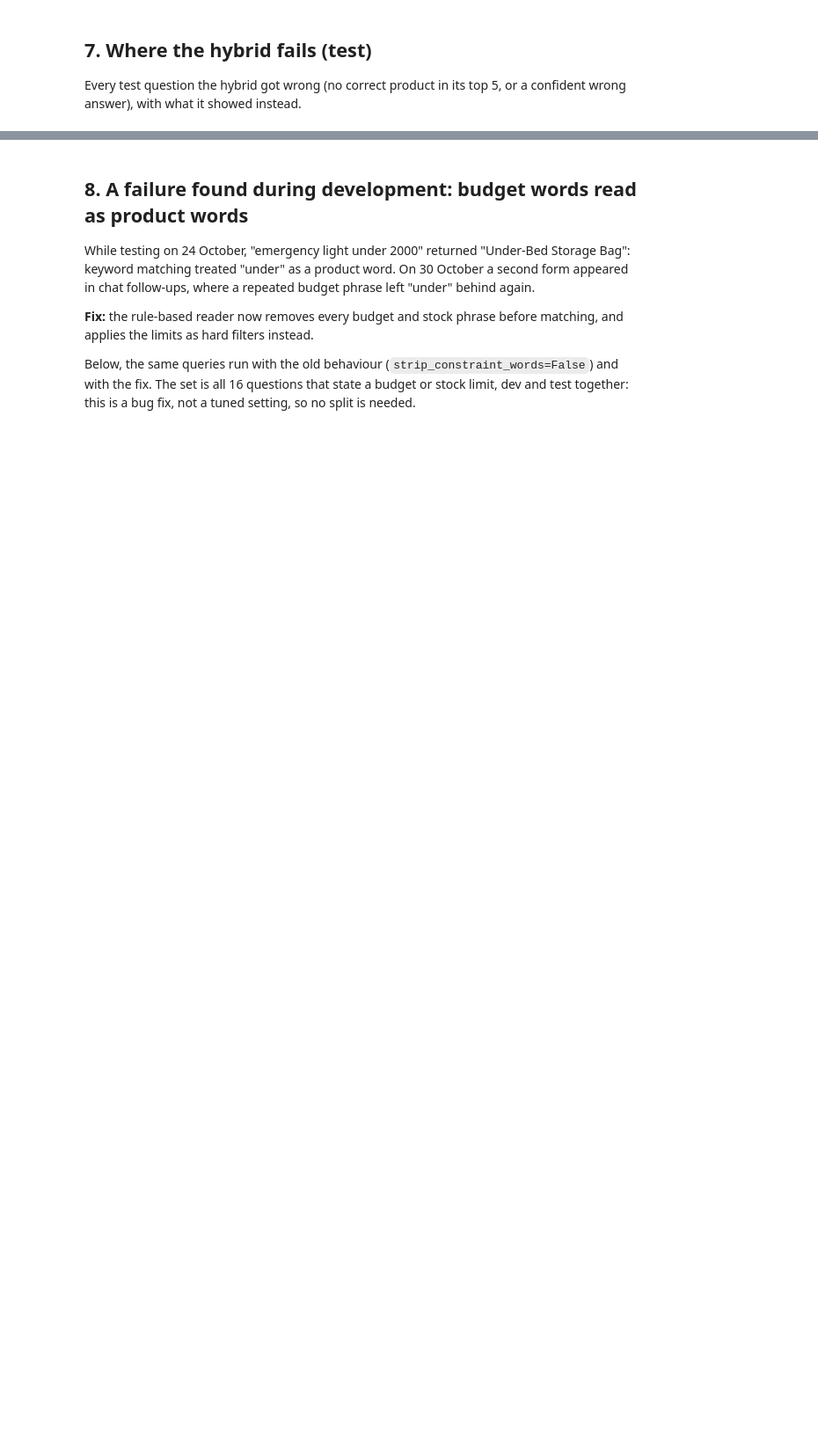
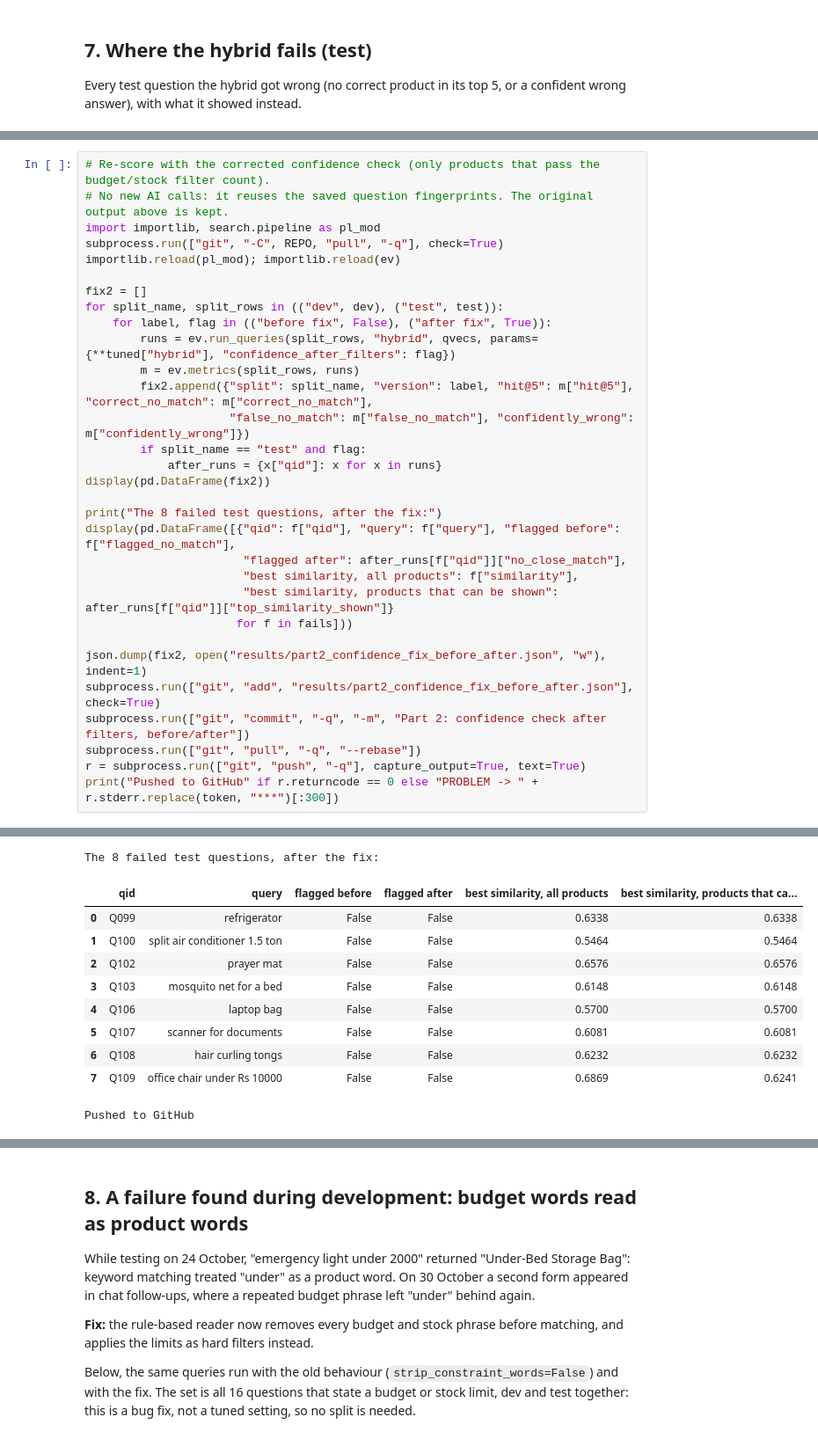
Before and after one commit to mahamnalavi/data722-generative-search, a Jupyter notebook: notebook/02_evaluation_retrieval.ipynb, the cells around one changed output, grey strips where cells are left out. Shown at 88% size. Drawn from its saved outputs; the diff is of its cells as text; blank space fills up the shorter version.

```diff
--- a/notebook/02_evaluation_retrieval.ipynb
+++ b/notebook/02_evaluation_retrieval.ipynb
@@ -145,0 +241,32 @@ display(fail_df)
+# %%
+# Re-score with the corrected confidence check (only products that pass the budget/stock filter count).
+# No new AI calls: it reuses the saved question fingerprints. The original output above is kept.
+import importlib, search.pipeline as pl_mod
+subprocess.run(["git", "-C", REPO, "pull", "-q"], check=True)
+importlib.reload(pl_mod); importlib.reload(ev)
+
+fix2 = []
+for split_name, split_rows in (("dev", dev), ("test", test)):
+    for label, flag in (("before fix", False), ("after fix", True)):
+        runs = ev.run_queries(split_rows, "hybrid", qvecs, params={**tuned["hybrid"], "confidence_after_filters": flag})
+        m = ev.metrics(split_rows, runs)
+        fix2.append({"split": split_name, "version": label, "hit@5": m["hit@5"], "correct_no_match": m["correct_no_match"],
+                     "false_no_match": m["false_no_match"], "confidently_wrong": m["confidently_wrong"]})
+        if split_name == "test" and flag:
+            after_runs = {x["qid"]: x for x in runs}
+display(pd.DataFrame(fix2))
+
+print("The 8 failed test questions, after the fix:")
+display(pd.DataFrame([{"qid": f["qid"], "query": f["query"], "flagged before": f["flagged_no_match"],
+                       "flagged after": after_runs[f["qid"]]["no_close_match"],
+                       "best similarity, all products": f["similarity"],
+                       "best similarity, products that can be shown": after_runs[f["qid"]]["top_similarity_shown"]}
+                      for f in fails]))
+
+json.dump(fix2, open("results/part2_confidence_fix_before_after.json", "w"), indent=1)
+subprocess.run(["git", "add", "results/part2_confidence_fix_before_after.json"], check=True)
+subprocess.run(["git", "commit", "-q", "-m", "Part 2: confidence check after filters, before/after"])
+subprocess.run(["git", "pull", "-q", "--rebase"])
+r = subprocess.run(["git", "push", "-q"], capture_output=True, text=True)
+print("Pushed to GitHub" if r.returncode == 0 else "PROBLEM -> " + r.stderr.replace(token, "***")[:300])
+# %% [output]
@@ -145,0 +278,11 @@ display(fail_df)
+The 8 failed test questions, after the fix:
+|  | qid | query | flagged before | flagged after | best similarity, all products | best similarity, products that ca... |
+| 0 | Q099 | refrigerator | False | False | 0.6338 | 0.6338 |
+| 1 | Q100 | split air conditioner 1.5 ton | False | False | 0.5464 | 0.5464 |
+| 2 | Q102 | prayer mat | False | False | 0.6576 | 0.6576 |
+| 3 | Q103 | mosquito net for a bed | False | False | 0.6148 | 0.6148 |
+| 4 | Q106 | laptop bag | False | False | 0.5700 | 0.5700 |
+| 5 | Q107 | scanner for documents | False | False | 0.6081 | 0.6081 |
+| 6 | Q108 | hair curling tongs | False | False | 0.6232 | 0.6232 |
+| 7 | Q109 | office chair under Rs 10000 | False | False | 0.6869 | 0.6241 |
+Pushed to GitHub
```
Also changed, not shown: parts of 26 cells of this notebook, 2 other files.
